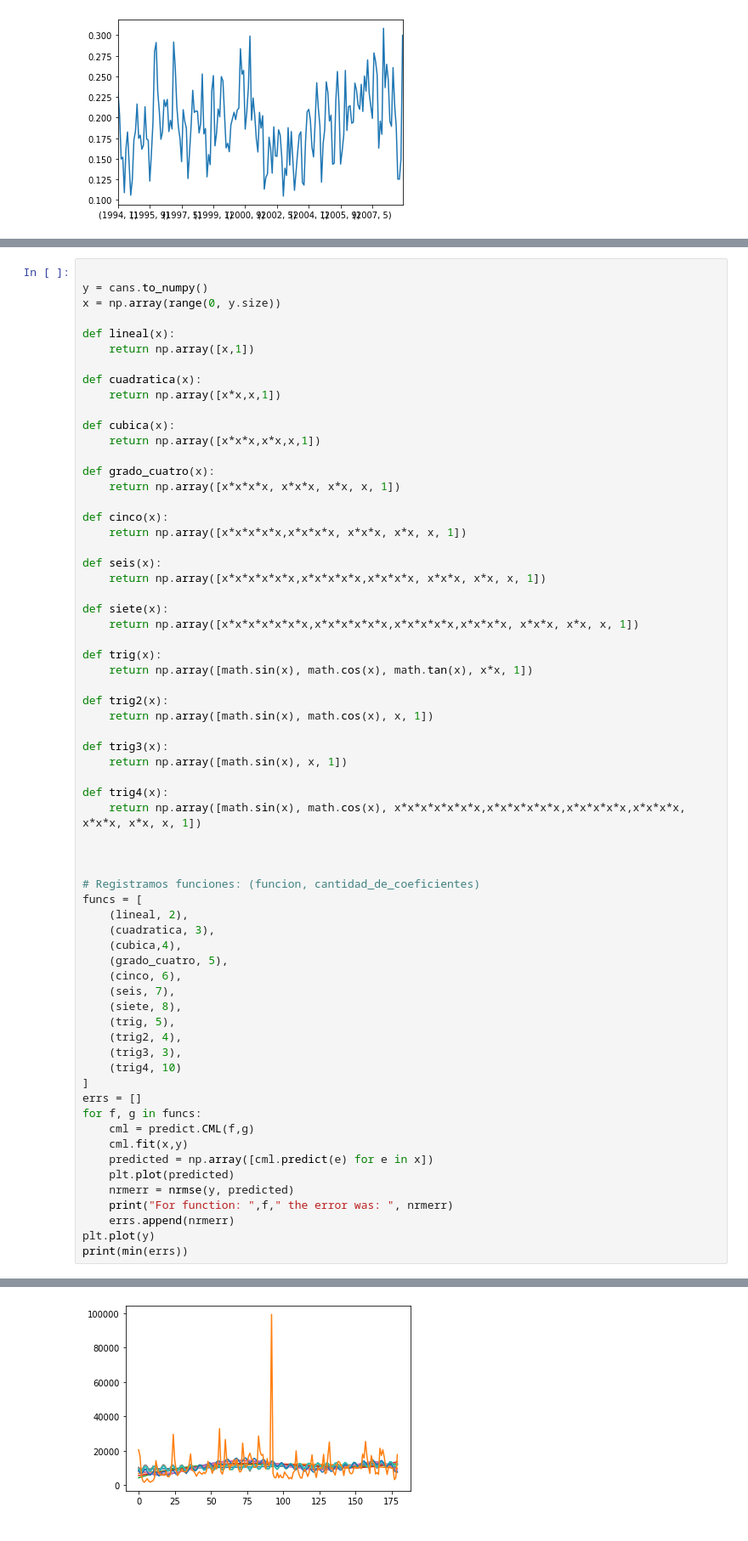
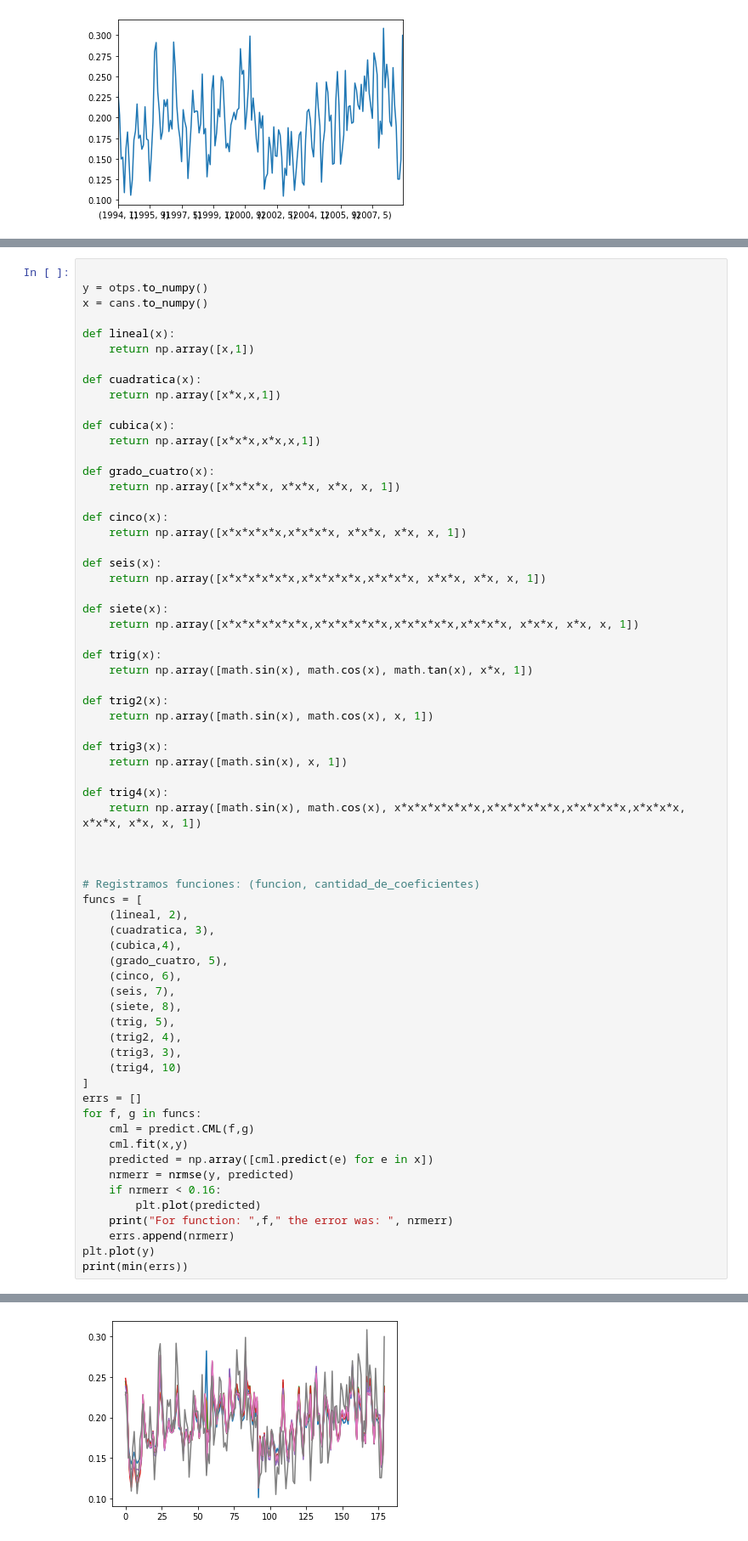
Before and after one commit to ricardogcolombo/tp3, a Jupyter notebook: notebooks/Cancelaciones.ipynb, the cells around one changed output, grey strips where cells are left out. Shown: that part at 85% size. Cells and saved outputs as stored; diff of their text form.

```diff
--- a/notebooks/Cancelaciones.ipynb
+++ b/notebooks/Cancelaciones.ipynb
@@ -141,7 +146,7 @@ plt.scatter(otps, cans)
 # %%
 
-y = cans.to_numpy()
-x = np.array(range(0, y.size))
+y = otps.to_numpy()
+x = cans.to_numpy()
 
 def lineal(x):
     return np.array([x,1])
@@ -197,8 +202,9 @@ for f, g in funcs:
     cml = predict.CML(f,g)
     cml.fit(x,y)
     predicted = np.array([cml.predict(e) for e in x])
-    plt.plot(predicted)
     nrmerr = nrmse(y, predicted)
+    if nrmerr < 0.16:
+        plt.plot(predicted)
     print("For function: ",f," the error was: ", nrmerr)
     errs.append(nrmerr)
 plt.plot(y)
@@ -219,2 +225,2 @@ For function:  <function trig4 at 0x...>  the error was:  0.08435607871821704
-[figure, old version]
+[figure, new version]
 # %% [markdown]
```
Also changed, not shown: parts of 7 cells of this notebook.
